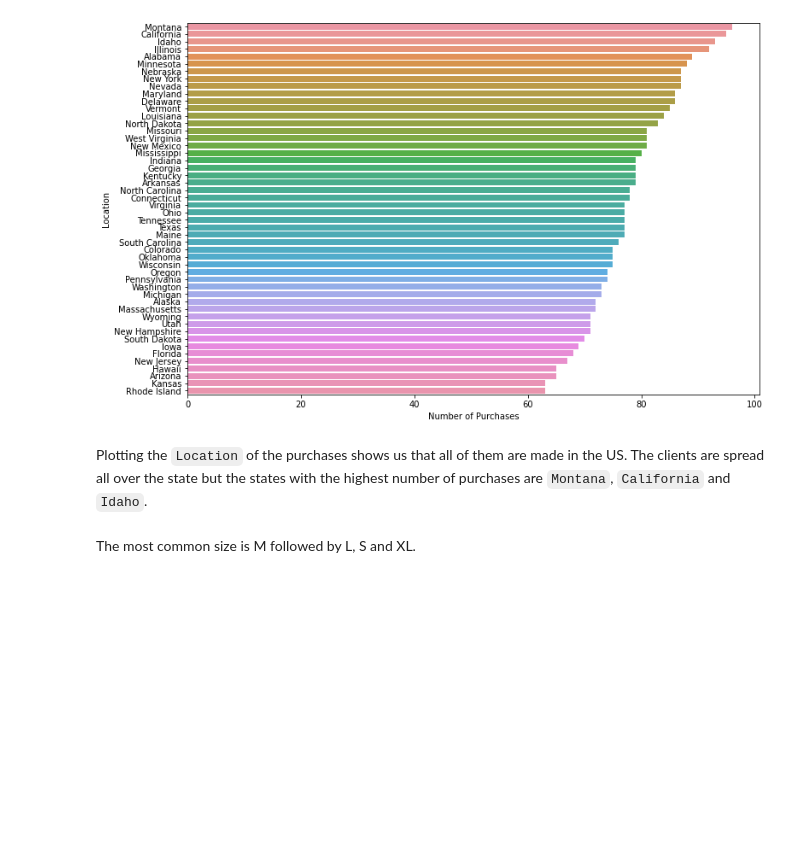
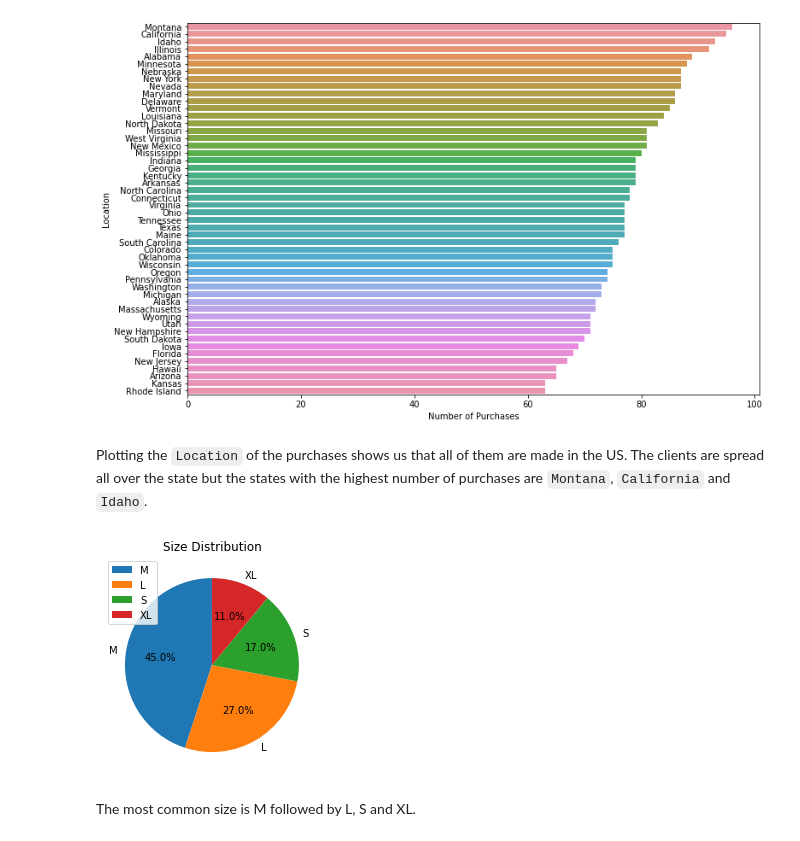
Before and after one commit to AleandroPresta/customer-shopping-analysis, a Jupyter notebook: customer-shopping/notebooks/Data Exploration.ipynb, the cells around one changed output. Cells and saved outputs as stored; diff of their text form; code cells hidden in the pictures; blank space fills up the shorter version.

```diff
--- a/customer-shopping/notebooks/Data Exploration.ipynb
+++ b/customer-shopping/notebooks/Data Exploration.ipynb
@@ -137,3 +126,7 @@ plt.show()
+# %%
+plot_pie_chart(dataset=shopping_data, column_name='Size')
+# %% [output]
+[figure, added]
 # %% [markdown]
 The most common size is M followed by L, S and XL.
 # %%
```
Also changed, not shown: parts of 13 cells of this notebook, 1 other file.
